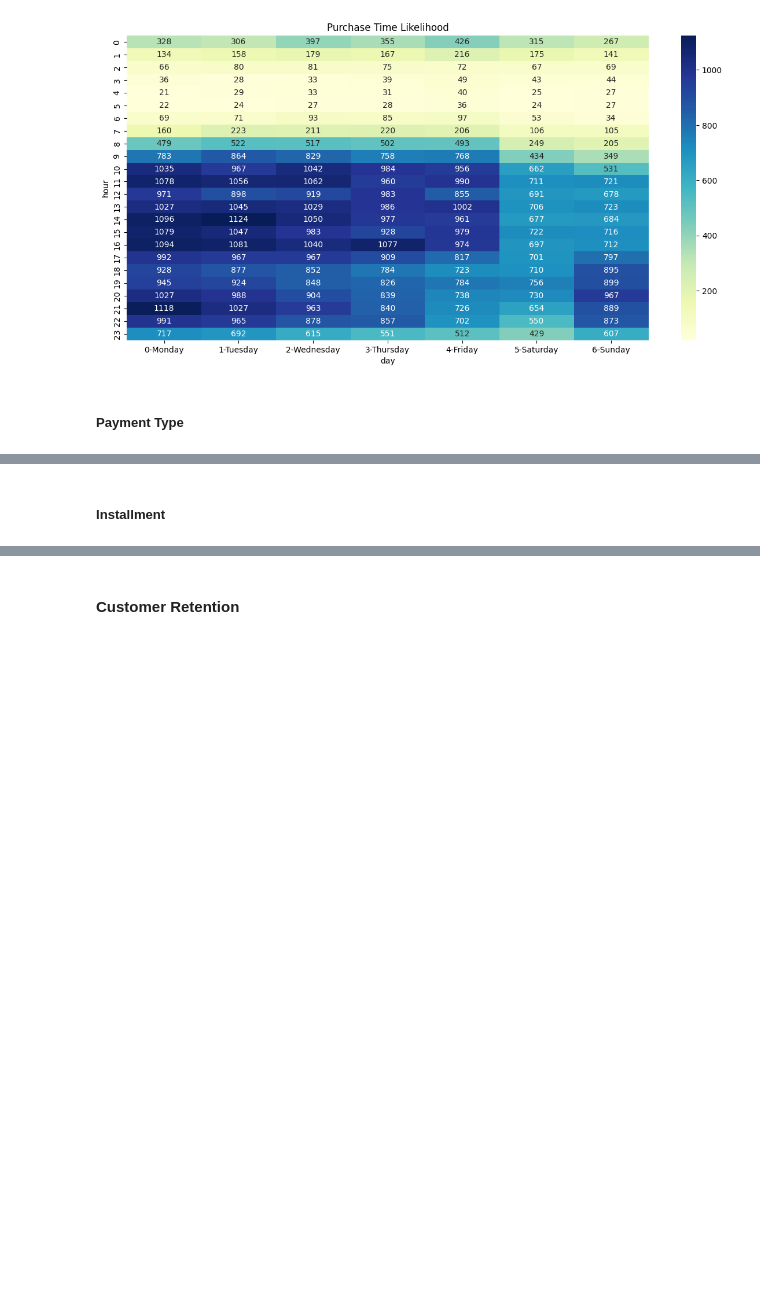
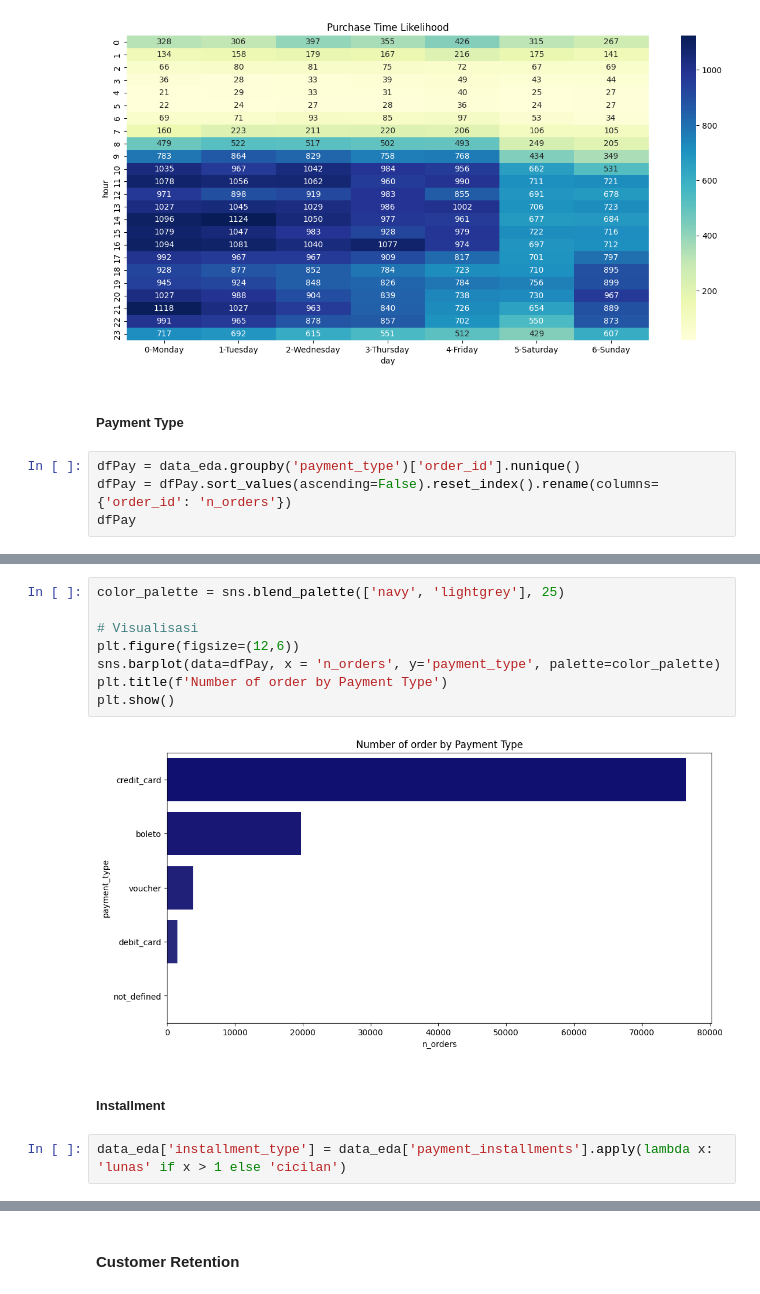
Before and after one commit to aridiawan/ecommerce-analysis, a Jupyter notebook: notebooks/2.0.1-EDA.ipynb, the cells around one changed output, grey strips where cells are left out. Drawn from its saved outputs; the diff is of its cells as text; blank space fills up the shorter version.

```diff
--- a/notebooks/2.0.1-EDA.ipynb
+++ b/notebooks/2.0.1-EDA.ipynb
@@ -154,3 +154,7 @@ plt.show()
 [figure]
 # %% [markdown]
 ##### **Payment Type**
+# %%
+dfPay = data_eda.groupby('payment_type')['order_id'].nunique()
+dfPay = dfPay.sort_values(ascending=False).reset_index().rename(columns={'order_id': 'n_orders'})
+dfPay
@@ -157,2 +168,14 @@ plt.show()
+# %%
+color_palette = sns.blend_palette(['navy', 'lightgrey'], 25)
+
+# Visualisasi
+plt.figure(figsize=(12,6))
+sns.barplot(data=dfPay, x = 'n_orders', y='payment_type', palette=color_palette)
+plt.title(f'Number of order by Payment Type')
+plt.show()
+# %% [output]
+[figure, added]
 # %% [markdown]
 ##### **Installment**
+# %%
+data_eda['installment_type'] = data_eda['payment_installments'].apply(lambda x: 'lunas' if x > 1 else 'cicilan')
```
Also changed, not shown: parts of 3 cells of this notebook.
